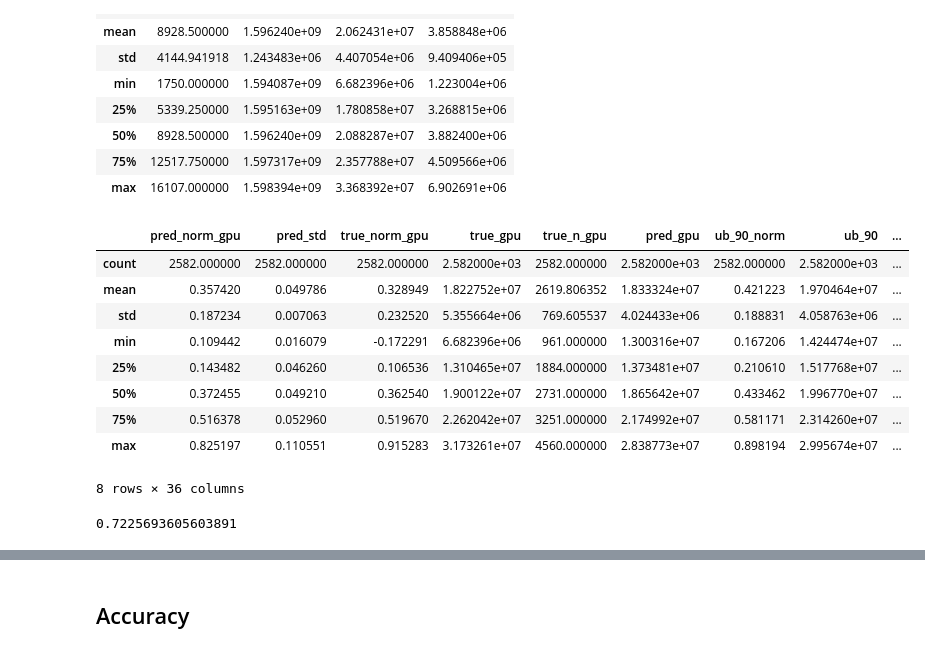
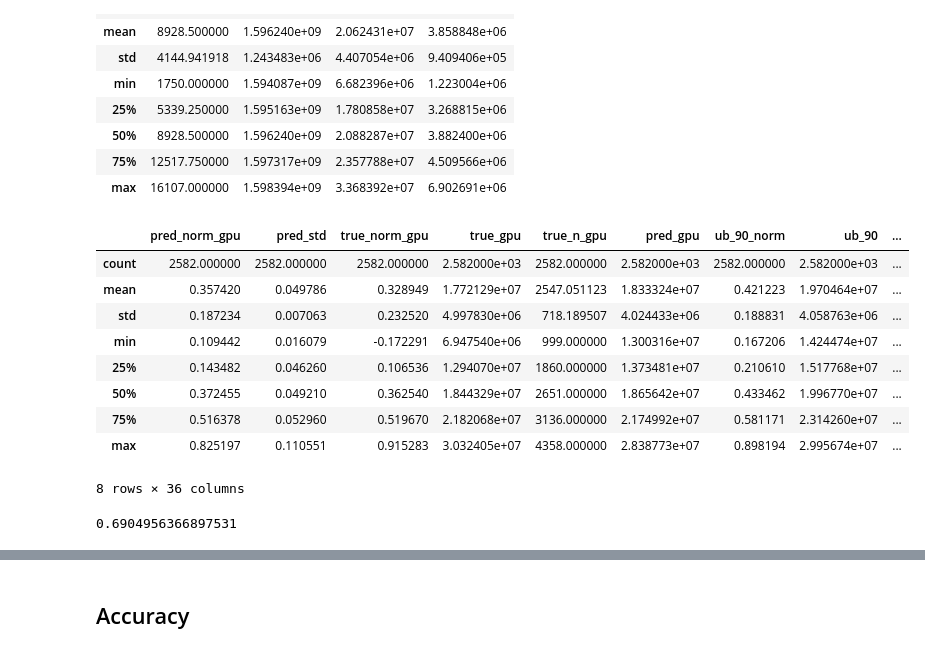
Before and after one commit to andreareds/GreenUncertaintyForecaster, a Jupyter notebook: res/analysis.ipynb, the cells around one changed output, grey strips where cells are left out. Drawn from its saved outputs; the diff is of its cells as text; code cells hidden in the pictures.

```diff
--- a/res/analysis.ipynb
+++ b/res/analysis.ipynb
@@ -34,36 +34,35 @@ original_dataset.describe()
 # %%
 hbnn_results = pd.read_csv("output_HBNN-ali20_g-gpu-w288-h2.csv")
 hbnn_results.drop(labels=["Unnamed: 0"], inplace=True, axis=1)
 hbnn_results["model"] = ["HBNN" for i in range(len(hbnn_results))]
 hbnn_results.rename(columns={"avggpu": "pred_norm_gpu", "std": "pred_std", "labels": "true_norm_gpu"}, inplace=True)
 first_column = hbnn_results.pop('model')
 hbnn_results.insert(0, 'model', first_column)
-hbnn_results["true_gpu"] = original_dataset["avggpu"].values[-2582:]
+hbnn_results["true_gpu"] = scaler.inverse_transform(hbnn_results["true_norm_gpu"].values.reshape(-1,1))
 hbnn_results["true_n_gpu"] = hbnn_results.apply(lambda row: math.ceil(row["true_gpu"]/gpu_no_norm_conv_value), axis=1)
-# hbnn_results.drop(columns=['true_norm_gpu'], inplace=True)
 hbnn_results["pred_gpu"] = scaler.inverse_transform(hbnn_results["pred_norm_gpu"].values.reshape(-1,1))
 for target in target_qos:
     alpa = float(int(target)/100)
     hbnn_results[f"ub_{target}_norm"] = hbnn_results.apply(lambda row: find_upper_bound(row["pred_norm_gpu"], row["pred_std"], alpha=alpa), axis=1)
     hbnn_results[f"ub_{target}"] = scaler.inverse_transform(hbnn_results[f"ub_{target}_norm"].values.reshape(-1,1))
     hbnn_results[f"pred_n_gpu_{target}"] = hbnn_results.apply(lambda row: math.ceil(row[f"ub_{target}"]/gpu_no_norm_conv_value), axis=1)
 hbnn_results.to_csv("scenarios/hbnn_results.csv")
 hbnn_results.describe()
 # %% [output]
 |  | pred_norm_gpu | pred_std | true_norm_gpu | true_gpu | true_n_gpu | pred_gpu | ub_90_norm | ub_90 | ... |
 | count | 2582.000000 | 2582.000000 | 2582.000000 | 2.582000e+03 | 2582.000000 | 2.582000e+03 | 2582.000000 | 2.582000e+03 | ... |
-| mean | 0.357420 | 0.049786 | 0.328949 | 1.822752e+07 | 2619.806352 | 1.833324e+07 | 0.421223 | 1.970464e+07 | ... |
-| std | 0.187234 | 0.007063 | 0.232520 | 5.355664e+06 | 769.605537 | 4.024433e+06 | 0.188831 | 4.058763e+06 | ... |
-| min | 0.109442 | 0.016079 | -0.172291 | 6.682396e+06 | 961.000000 | 1.300316e+07 | 0.167206 | 1.424474e+07 | ... |
-| 25% | 0.143482 | 0.046260 | 0.106536 | 1.310465e+07 | 1884.000000 | 1.373481e+07 | 0.210610 | 1.517768e+07 | ... |
-| 50% | 0.372455 | 0.049210 | 0.362540 | 1.900122e+07 | 2731.000000 | 1.865642e+07 | 0.433462 | 1.996770e+07 | ... |
-| 75% | 0.516378 | 0.052960 | 0.519670 | 2.262042e+07 | 3251.000000 | 2.174992e+07 | 0.581171 | 2.314260e+07 | ... |
-| max | 0.825197 | 0.110551 | 0.915283 | 3.173261e+07 | 4560.000000 | 2.838773e+07 | 0.898194 | 2.995674e+07 | ... |
+| mean | 0.357420 | 0.049786 | 0.328949 | 1.772129e+07 | 2547.051123 | 1.833324e+07 | 0.421223 | 1.970464e+07 | ... |
+| std | 0.187234 | 0.007063 | 0.232520 | 4.997830e+06 | 718.189507 | 4.024433e+06 | 0.188831 | 4.058763e+06 | ... |
+| min | 0.109442 | 0.016079 | -0.172291 | 6.947540e+06 | 999.000000 | 1.300316e+07 | 0.167206 | 1.424474e+07 | ... |
+| 25% | 0.143482 | 0.046260 | 0.106536 | 1.294070e+07 | 1860.000000 | 1.373481e+07 | 0.210610 | 1.517768e+07 | ... |
+| 50% | 0.372455 | 0.049210 | 0.362540 | 1.844329e+07 | 2651.000000 | 1.865642e+07 | 0.433462 | 1.996770e+07 | ... |
+| 75% | 0.516378 | 0.052960 | 0.519670 | 2.182068e+07 | 3136.000000 | 2.174992e+07 | 0.581171 | 2.314260e+07 | ... |
+| max | 0.825197 | 0.110551 | 0.915283 | 3.032405e+07 | 4358.000000 | 2.838773e+07 | 0.898194 | 2.995674e+07 | ... |
 8 rows × 36 columns
 # %%
 max(hbnn_results["true_gpu"].values)/43916358.2147171
 # %% [output]
-0.7225693605603891
+0.6904956366897531
 # %%
 monte_results = pd.read_csv("output_MCDLSTM-ali20_g-gpu-w288-h2.csv")
 monte_results.drop(labels=["Unnamed: 0"], inplace=True, axis=1)
```
Also changed, not shown: parts of 19 cells of this notebook, 7 other files.
